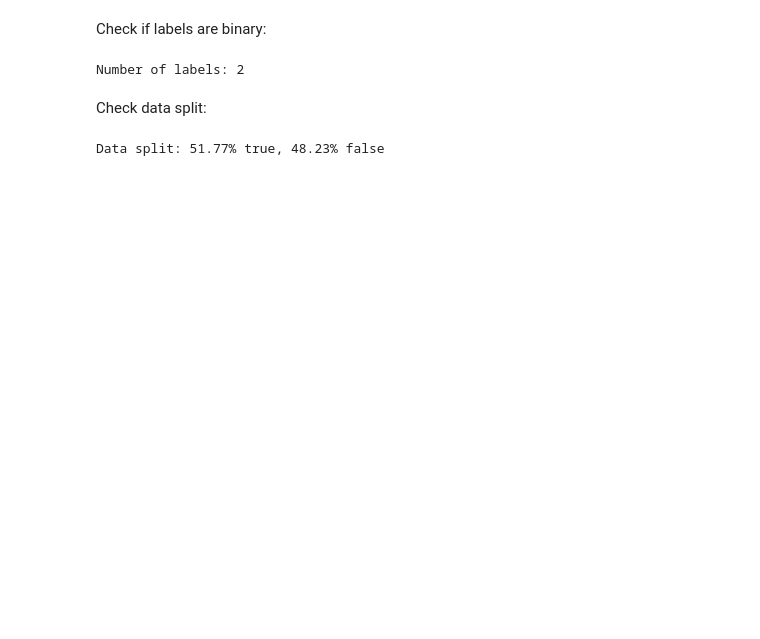
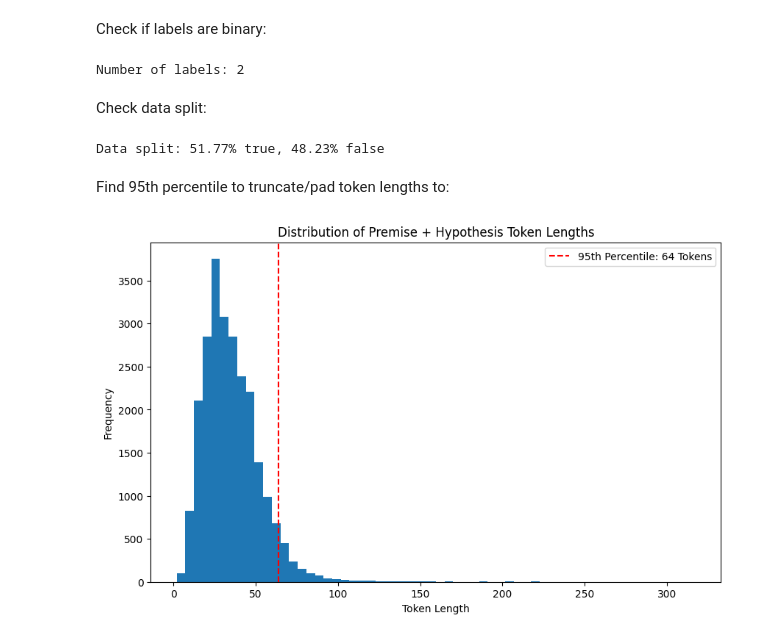
Before and after one commit to jackr03/34812-cwk-S-Project, a Jupyter notebook: notebooks/exploration.ipynb, the cells around one changed output. Saved outputs shown, nothing was run; the diff lists cells and outputs as text; code cells hidden in the pictures; blank space fills up the shorter version.

```diff
--- a/notebooks/exploration.ipynb
+++ b/notebooks/exploration.ipynb
@@ -31,3 +41,23 @@ total = df.shape[0]
 print(f'Data split: {true_count / total * 100:.2f}% true, {false_count / total * 100:.2f}% false')
 # %% [output]
 Data split: 51.77% true, 48.23% false
+# %% [markdown]
+Find 95th percentile to truncate/pad token lengths to:
+# %%
+tokeniser = AutoTokenizer.from_pretrained(CONFIG.transformer_model)
+token_lengths = df.apply(
+    lambda row: len(tokeniser(row['premise'], row['hypothesis'])['input_ids']),
+    axis=1
+)
+
+p95 = np.percentile(token_lengths, 95)
+fig, ax = plt.subplots(1, 1, figsize=(10, 6))
+ax.hist(token_lengths, bins=60)
+ax.axvline(x=p95, color='red', linestyle='--', label=f'95th Percentile: {p95:.0f} Tokens')
+ax.set_title('Distribution of Premise + Hypothesis Token Lengths')
+ax.set_xlabel('Token Length')
+ax.set_ylabel('Frequency')
+ax.legend()
+plt.show()
+# %% [output]
+[figure, added]
```
Also changed, not shown: parts of 2 cells of this notebook, 4 other files.
